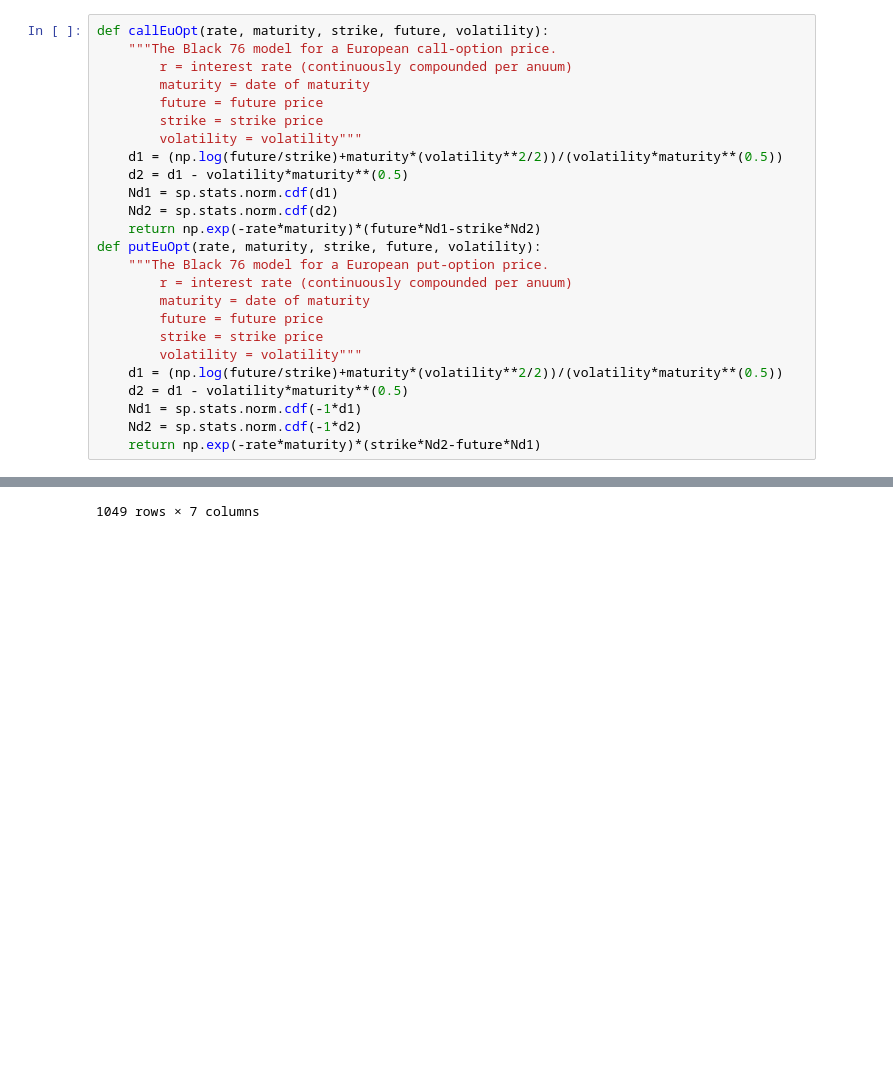
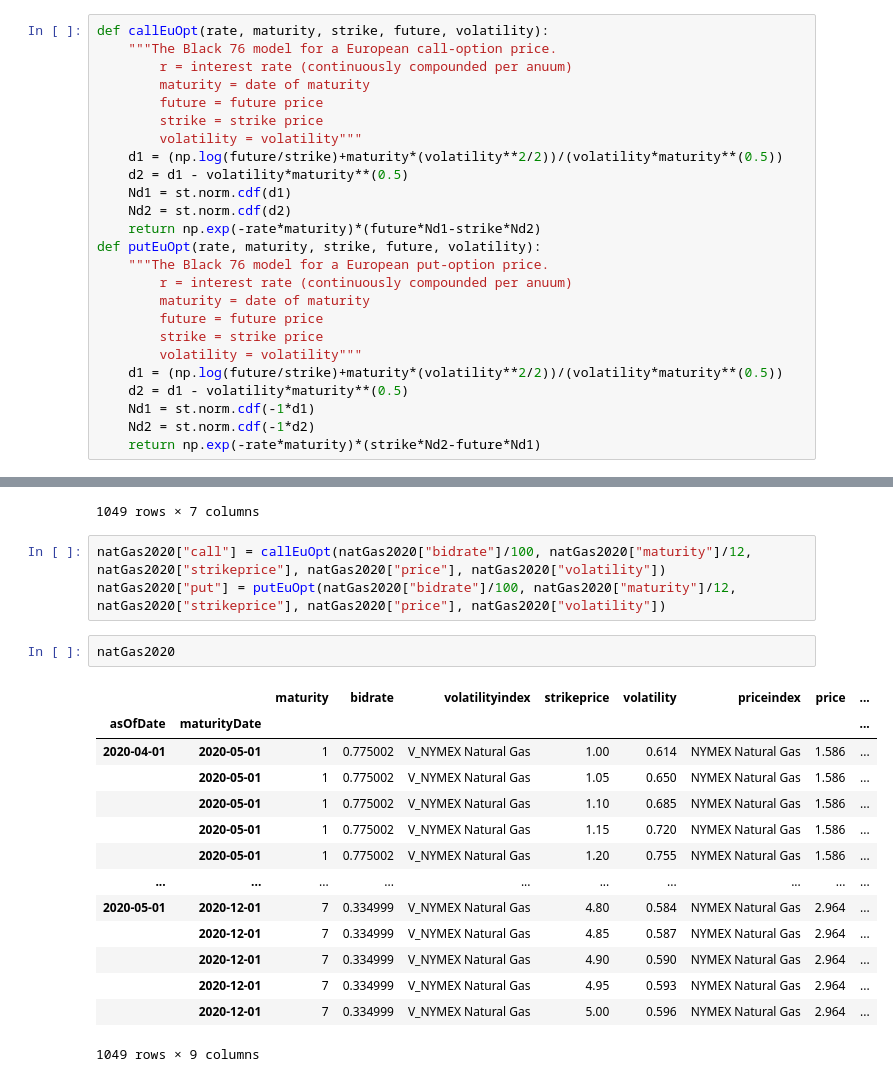
Before and after one commit to pimsmath/Ovintiv, a Jupyter notebook: cleaningGas_Guillermo.ipynb, the cells around one changed output, grey strips where cells are left out. Drawn from its saved outputs; the diff is of its cells as text; blank space fills up the shorter version.

```diff
--- a/cleaningGas_Guillermo.ipynb
+++ b/cleaningGas_Guillermo.ipynb
@@ -13,8 +13,8 @@ def callEuOpt(rate, maturity, strike, future, volatility):
         volatility = volatility"""
     d1 = (np.log(future/strike)+maturity*(volatility**2/2))/(volatility*maturity**(0.5))
     d2 = d1 - volatility*maturity**(0.5)
-    Nd1 = sp.stats.norm.cdf(d1)
-    Nd2 = sp.stats.norm.cdf(d2)
+    Nd1 = st.norm.cdf(d1)
+    Nd2 = st.norm.cdf(d2)
     return np.exp(-rate*maturity)*(future*Nd1-strike*Nd2)
 def putEuOpt(rate, maturity, strike, future, volatility):
     """The Black 76 model for a European put-option price.
@@ -25,8 +25,8 @@ def putEuOpt(rate, maturity, strike, future, volatility):
         volatility = volatility"""
     d1 = (np.log(future/strike)+maturity*(volatility**2/2))/(volatility*maturity**(0.5))
     d2 = d1 - volatility*maturity**(0.5)
-    Nd1 = sp.stats.norm.cdf(-1*d1)
-    Nd2 = sp.stats.norm.cdf(-1*d2)
+    Nd1 = st.norm.cdf(-1*d1)
+    Nd2 = st.norm.cdf(-1*d2)
     return np.exp(-rate*maturity)*(strike*Nd2-future*Nd1)
 # %%
 interest = pd.read_csv("InterestRates.csv")
@@ -168,3 +175,23 @@ natGas2020
 |  | 2020-12-01 | 7 | 0.334999 | V_NYMEX Natural Gas | 4.95 | 0.593 | NYMEX Natural Gas | 2.964 |
 |  | 2020-12-01 | 7 | 0.334999 | V_NYMEX Natural Gas | 5.00 | 0.596 | NYMEX Natural Gas | 2.964 |
 1049 rows × 7 columns
+# %%
+natGas2020["call"] = callEuOpt(natGas2020["bidrate"]/100, natGas2020["maturity"]/12, natGas2020["strikeprice"], natGas2020["price"], natGas2020["volatility"])
+natGas2020["put"] = putEuOpt(natGas2020["bidrate"]/100, natGas2020["maturity"]/12, natGas2020["strikeprice"], natGas2020["price"], natGas2020["volatility"])
+# %%
+natGas2020
+# %% [output]
+|  |  | maturity | bidrate | volatilityindex | strikeprice | volatility | priceindex | price | ... |
+| asOfDate | maturityDate |  |  |  |  |  |  |  | ... |
+| 2020-04-01 | 2020-05-01 | 1 | 0.775002 | V_NYMEX Natural Gas | 1.00 | 0.614 | NYMEX Natural Gas | 1.586 | ... |
+|  | 2020-05-01 | 1 | 0.775002 | V_NYMEX Natural Gas | 1.05 | 0.650 | NYMEX Natural Gas | 1.586 | ... |
+|  | 2020-05-01 | 1 | 0.775002 | V_NYMEX Natural Gas | 1.10 | 0.685 | NYMEX Natural Gas | 1.586 | ... |
+|  | 2020-05-01 | 1 | 0.775002 | V_NYMEX Natural Gas | 1.15 | 0.720 | NYMEX Natural Gas | 1.586 | ... |
+|  | 2020-05-01 | 1 | 0.775002 | V_NYMEX Natural Gas | 1.20 | 0.755 | NYMEX Natural Gas | 1.586 | ... |
+| ... | ... | ... | ... | ... | ... | ... | ... | ... | ... |
+| 2020-05-01 | 2020-12-01 | 7 | 0.334999 | V_NYMEX Natural Gas | 4.80 | 0.584 | NYMEX Natural Gas | 2.964 | ... |
+|  | 2020-12-01 | 7 | 0.334999 | V_NYMEX Natural Gas | 4.85 | 0.587 | NYMEX Natural Gas | 2.964 | ... |
+|  | 2020-12-01 | 7 | 0.334999 | V_NYMEX Natural Gas | 4.90 | 0.590 | NYMEX Natural Gas | 2.964 | ... |
+|  | 2020-12-01 | 7 | 0.334999 | V_NYMEX Natural Gas | 4.95 | 0.593 | NYMEX Natural Gas | 2.964 | ... |
+|  | 2020-12-01 | 7 | 0.334999 | V_NYMEX Natural Gas | 5.00 | 0.596 | NYMEX Natural Gas | 2.964 | ... |
+1049 rows × 9 columns
```
Also changed, not shown: parts of 2 cells of this notebook.
